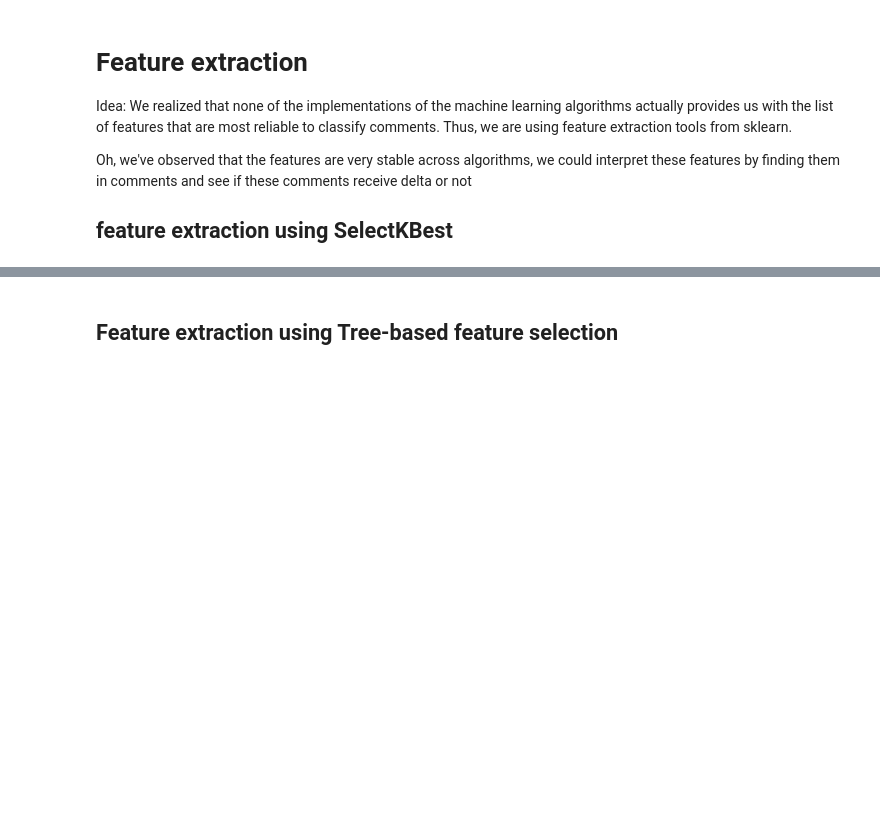
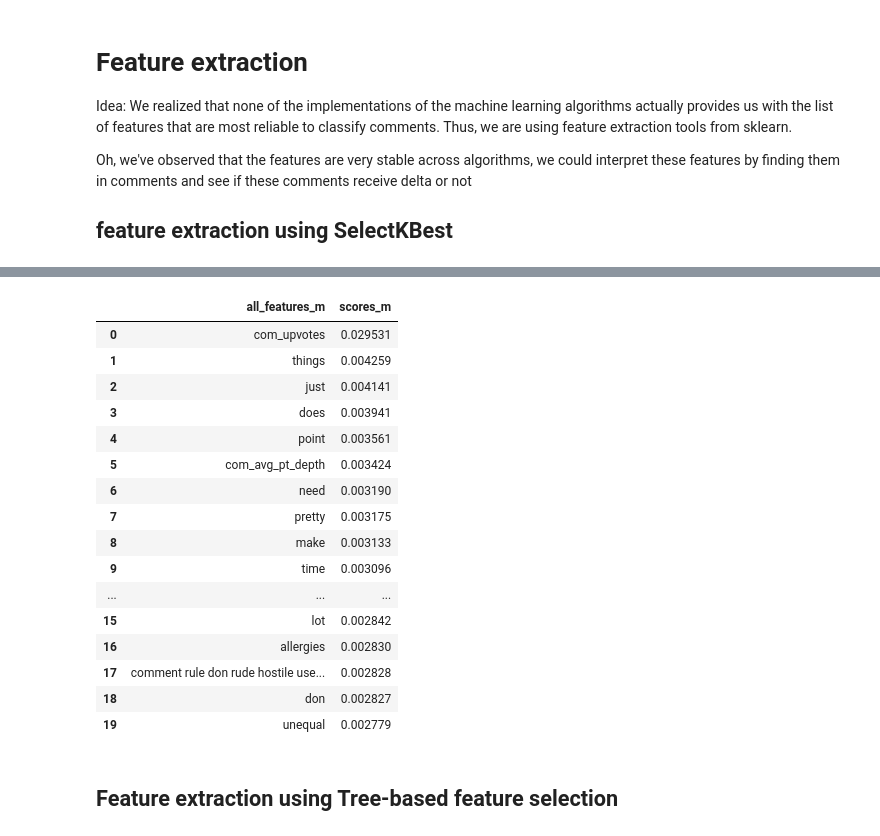
Before and after one commit to shugamoe/changemyview, a Jupyter notebook: cmv_feature_extraction.ipynb, the cells around one changed output, grey strips where cells are left out. Saved outputs shown, nothing was run; the diff lists cells and outputs as text; code cells hidden in the pictures; blank space fills up the shorter version.

```diff
--- a/cmv_feature_extraction.ipynb
+++ b/cmv_feature_extraction.ipynb
@@ -254,13 +278,31 @@ selected_features_m
 # %%
 pvalues_m
 # %%
-tf_features_indices_m = selected_features_m[:-1].astype(int)
+tf_features_indices_m = selected_features_m[:-2].astype(int)
 all_features_m  = np.array(TFVectorizer.get_feature_names())[tf_features_indices_m].tolist()
-all_features_m.extend(selected_features_m[-1:])
+all_features_m.extend(selected_features_m[-2:])
 #all_features_m
-d = {'selected_features_m': selected_features_m, 'scores_m': scores_m}
+d = {'all_features_m': all_features_m, 'scores_m': scores_m}
 F_m_DF = pd.DataFrame(data = d).sort(columns='scores_m', axis=0, ascending=False).reset_index(drop = True)
 F_m_DF
+# %% [output]
+|  | all_features_m | scores_m |
+| 0 | com_upvotes | 0.029531 |
+| 1 | things | 0.004259 |
+| 2 | just | 0.004141 |
+| 3 | does | 0.003941 |
+| 4 | point | 0.003561 |
+| 5 | com_avg_pt_depth | 0.003424 |
+| 6 | need | 0.003190 |
+| 7 | pretty | 0.003175 |
+| 8 | make | 0.003133 |
+| 9 | time | 0.003096 |
+| ... | ... | ... |
+| 15 | lot | 0.002842 |
+| 16 | allergies | 0.002830 |
+| 17 | comment rule don rude hostile use... | 0.002828 |
+| 18 | don | 0.002827 |
+| 19 | unequal | 0.002779 |
 # %%
 F_m_DF
 # %% [markdown]
```
Also changed, not shown: parts of 16 cells of this notebook, 1 other file.
